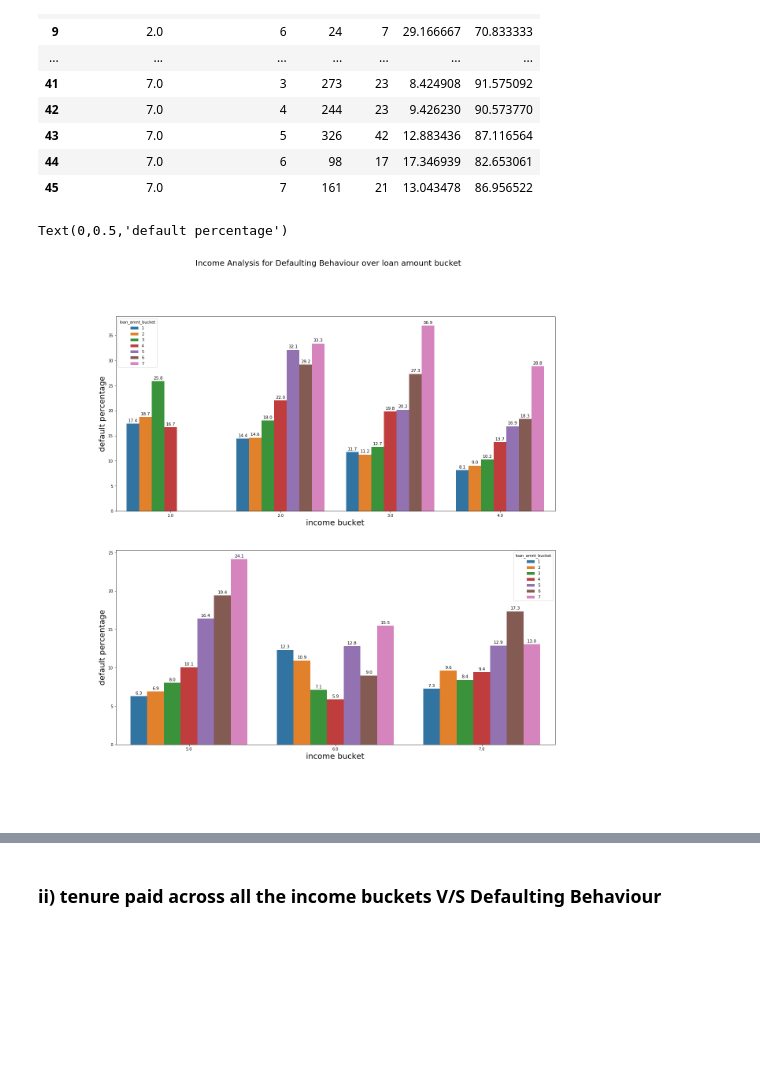
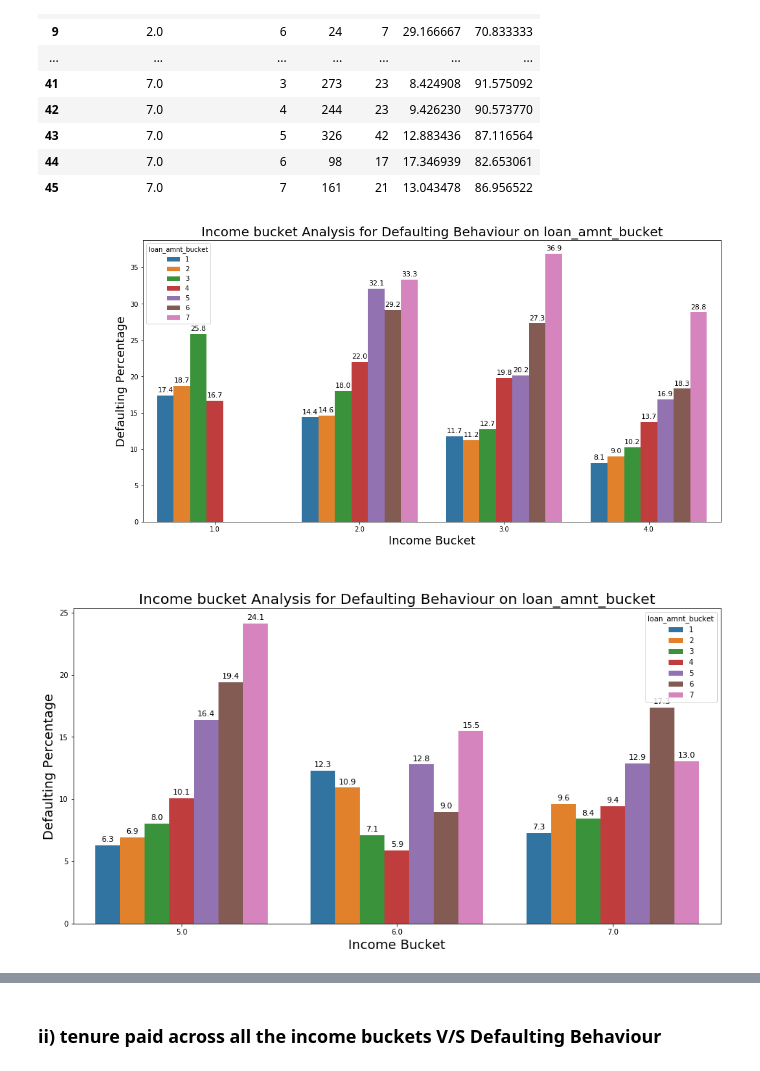
Before and after one commit to sameerg07/LendingClubEDA, a Jupyter notebook: LendingClubEDA_Final.ipynb, the cells around one changed output, grey strips where cells are left out. Cells and saved outputs as stored; diff of their text form; code cells hidden in the pictures; blank space fills up the shorter version.

Commit message:
made bivariate analysis more modular and added beautified comments

```diff
--- a/LendingClubEDA_Final.ipynb
+++ b/LendingClubEDA_Final.ipynb
@@ -2530,5 +2530,3 @@ fig.show()
 # %% [markdown]
 ### Grade Analysis
     - checking how each subgrade is affecting the fefaulting rate within a grade
-# %%
-df['loan_status_name'] = df.loan_status.apply(lambda x: "Fully Paid" if x == 0 else "charged Off")
@@ -3332,17 +3010,10 @@ df.income_bucket.value_counts()
 6.0     1294
 Name: income_bucket, dtype: int64
 # %%
-##creating a new dataframe with defaulting percentages over loan_bucket under a income bucket
+##creating a new dataframe with defaulting percentages in each loan_amnt_bucket within a income_bucket
 
-x = pd.DataFrame(df.groupby(by=["income_bucket","loan_amnt_bucket"])["loan_status"].count()) ## get counts of borrowers in each loan bucket under an income bucket
-y = pd.DataFrame(df.groupby(by=["income_bucket","loan_amnt_bucket"])["loan_status"].sum())   ## get no of defaulters
-x = x.rename(columns = {"loan_status" : 'count1'})
-y = y.rename(columns = {"loan_status" : 'sum1'})
-z = pd.merge(x,y,left_index=True, right_index=True, how = "inner") ## merge these dataframes
-z["def_perc"] = 100 * z['sum1']/z.count1 ## get the percentages of defaulting
-z["ndef_perc"] = 100 - z.def_perc ## get the percentages of non_ defaulting
-z.reset_index(inplace=True)
-z
+def_percs = loan_default_percentage_bivariate("income_bucket","loan_amnt_bucket")
+def_percs
 # %% [output]
 |  | income_bucket | loan_amnt_bucket | count1 | sum1 | def_perc | ndef_perc |
 | 0 | 1.0 | 1 | 1586 | 276 | 17.402270 | 82.597730 |
@@ -3364,32 +3035,22 @@ z
 # %%
 income_buckets = list(df.income_bucket.unique())
 # %%
-fig,ax = plt.subplots(2,1,figsize=(20,20))
-fig.suptitle('Income Analysis for Defaulting Behaviour over loan amount bucket',size = 20)
+##drawing a neat barplot of defaulting percentages for each loan_amnt_bucket within a income_bucket
 
-# ax[0].set(xlabel='Income Bucket', ylabel='Defaulting Percentage',fontsize=20)
-##drawing aneat income bucket - loan bucket percentages for defaulting
-plots1 = sns.barplot(data = z[z.income_bucket.isin(income_buckets[0:4])], x = "income_bucket",hue = "loan_amnt_bucket",y="def_perc",ax=ax[0])
-# Iterrating over the bars one-by-one
-for bar in plots1.patches:
-    plots1.annotate(format(bar.get_height(), '.1f'),
-                   (bar.get_x() + bar.get_width() / 2,
-                    bar.get_height()), ha='center', va='center',
-                   size=11, xytext=(0, 8),
-                   textcoords='offset points')
-ax[0].set_xlabel("income bucket",fontsize=20)
-ax[0].set_ylabel("default percentage",fontsize=20)
-plots = sns.barplot(data = z[z.income_bucket.isin(income_buckets[4:])], x = "income_bucket",hue = "loan_amnt_bucket",y="def_perc",ax=ax[1])
-# Iterrating over the bars one-by-one
-for bar in plots.patches:
-    plots.annotate(format(bar.get_height(), '.1f'),
-                   (bar.get_x() + bar.get_width() / 2,
-                    bar.get_height()), ha='center', va='center',
-                   size=11, xytext=(0, 8),
-                   textcoords='offset points')
-ax[1].set_xlabel("income bucket",fontsize=20)
-ax[1].set_ylabel("default percentage",fontsize=20)
+###lets call it over groups of purposes
+
+
+plot_loan_default_percentage_bivariate(def_percs[def_percs.income_bucket.isin(income_buckets[0:4])],"income_bucket","loan_amnt_bucket",
+                                       xlabel="Income Bucket",ylabel="Defaulting Percentage",figsize=(16,8),
+                                       plot_title="Income bucket Analysis for Defaulting Behaviour on loan_amnt_bucket",
+                                       perc_fontsize=11,perc_precision=1)
+
+
+plot_loan_default_percentage_bivariate(def_percs[def_percs.income_bucket.isin(income_buckets[4:])],"income_bucket","loan_amnt_bucket",
+                                       xlabel="Income Bucket",ylabel="Defaulting Percentage",figsize=(16,8),
+                                       plot_title="Income bucket Analysis for Defaulting Behaviour on loan_amnt_bucket",
+                                       perc_fontsize=11,perc_precision=1)
 # %% [output]
-Text(0,0.5,'default percentage')
-[figure, old version]
+[figure, new version]
+[figure, added]
 # %%
```
Also changed, not shown: parts of 33 cells of this notebook, 1 other file.
